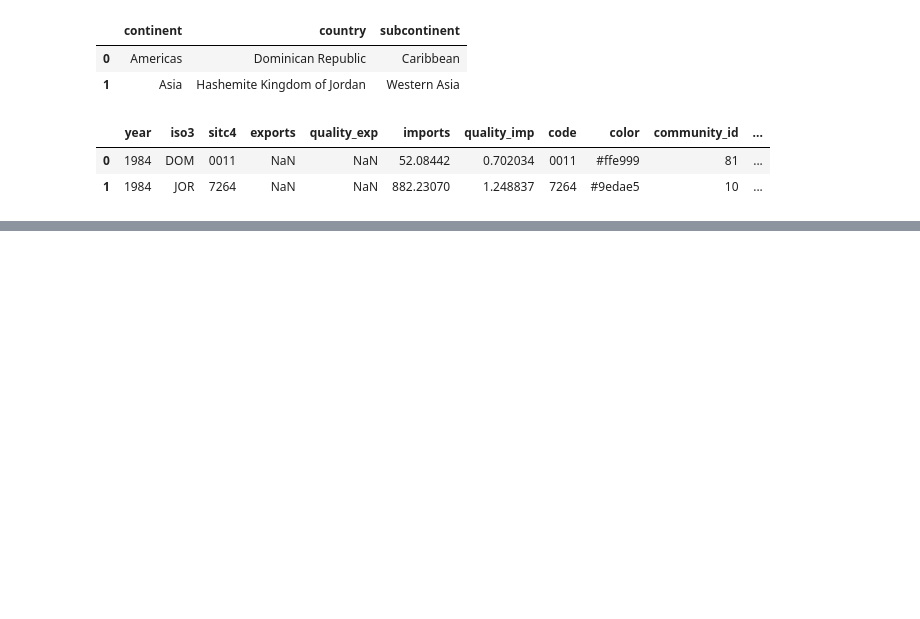
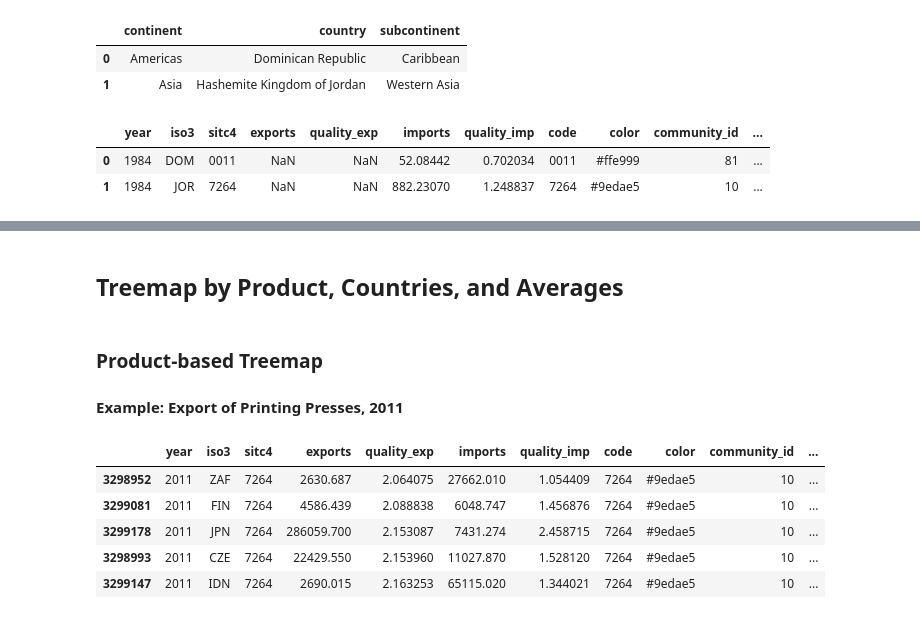
Before and after one commit to cid-harvard/visualization-notebook-templates, a Jupyter notebook: VisTK-Treemap-with-countrymeta-data.ipynb, the cells around one changed output, grey strips where cells are left out. Saved outputs shown, nothing was run; the diff lists cells and outputs as text; code cells hidden in the pictures; blank space fills up the shorter version.

```diff
--- a/VisTK-Treemap-with-countrymeta-data.ipynb
+++ b/VisTK-Treemap-with-countrymeta-data.ipynb
@@ -133,0 +186,43 @@ df2.head(2)
+# %% [markdown]
+## Treemap by Product, Countries, and Averages
+# %%
+# Create a range of colors based on the length of spectrum, which specifies how many colors are needed.
+def make_color(spectrum):
+    colors=sns.color_palette("Blues", spectrum)
+    colors=['#%02x%02x%02x' % (a*256, b*256, c*256) for (a, b, c) in colors]
+    return colors
+# %%
+# Sorting and Adding a column of color values to the input dafaframe
+def sort_color(df, field='quality_exp'):
+    df=df.sort_values(by=field)
+    df[field+'_color']=make_color(len(df))
+    return df
+# %%
+# Filtering the data based on amount and quality threshold
+def threshold(df, amount_threshold=0.0, quality_threshold=0.0):
+    df=df[(df['quality_exp']>quality_threshold) & (df['exports']>amount_threshold)]
+    return df
+# %% [markdown]
+### Product-based Treemap
+#### Example: Export of Printing Presses, 2011
+# %%
+# Specify product and year
+product='7264'
+year=2011
+example_7264=df2[(df2['sitc4']==product) & (df2['year']==year)].dropna(subset=['exports', 'quality_exp'])
+
+# Drop if below certain amount and/or quality threshold
+quality_threshold=2.0
+amount_threshold=2000.0
+example_7264=threshold(example_7264, amount_threshold, quality_threshold)
+
+# Create color value responding to export quality
+example_7264=sort_color(example_7264)
+example_7264.head()
+# %% [output]
+|  | year | iso3 | sitc4 | exports | quality_exp | imports | quality_imp | code | color | community_id | ... |
+| 3298952 | 2011 | ZAF | 7264 | 2630.687 | 2.064075 | 27662.010 | 1.054409 | 7264 | #9edae5 | 10 | ... |
+| 3299081 | 2011 | FIN | 7264 | 4586.439 | 2.088838 | 6048.747 | 1.456876 | 7264 | #9edae5 | 10 | ... |
+| 3299178 | 2011 | JPN | 7264 | 286059.700 | 2.153087 | 7431.274 | 2.458715 | 7264 | #9edae5 | 10 | ... |
+| 3298993 | 2011 | CZE | 7264 | 22429.550 | 2.153960 | 11027.870 | 1.528120 | 7264 | #9edae5 | 10 | ... |
+| 3299147 | 2011 | IDN | 7264 | 2690.015 | 2.163253 | 65115.020 | 1.344021 | 7264 | #9edae5 | 10 | ... |
```
Also changed, not shown: parts of 25 cells of this notebook, 3 other files.
